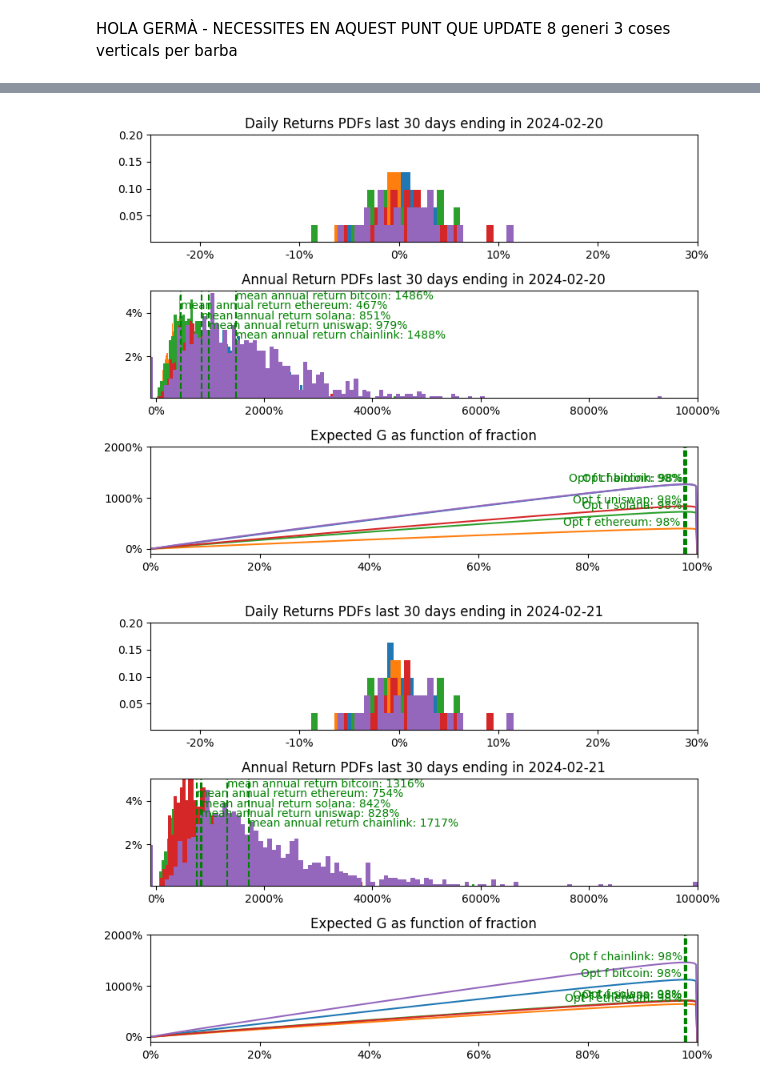
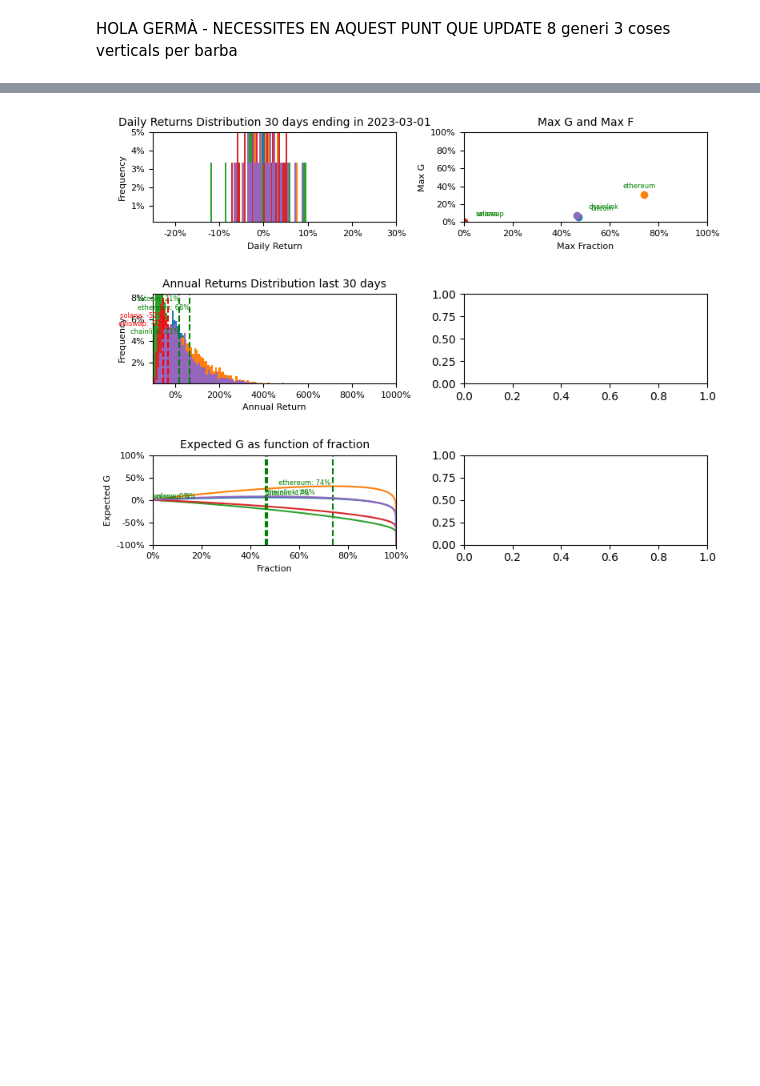
Before and after one commit to AlfaBlok/swanhunt, a Jupyter notebook: multi_asset life.ipynb, the cells around one changed output, grey strips where cells are left out. Cells and saved outputs as stored; diff of their text form; code cells hidden in the pictures; blank space fills up the shorter version.

```diff
--- a/multi_asset life.ipynb
+++ b/multi_asset life.ipynb
@@ -544,12 +550,12 @@ def find_nearest(all_dates, target_date):
     index_nearest = differences.index(min(differences))
     return index_nearest
 # %%
-def add_swan(bin_centers, counts, swan_size, swan_frequency):
+def add_swan(bin_centers, counts, swan_size, swan_frequency, swan_f = 1):
     bin_centers = bin_centers.tolist()
     counts = counts.tolist()
     if swan_frequency > 0:
         # swan_size = -(1-1e-6) if swan_size == -1 else swan_size
-        bin_centers.append((swan_size))
+        bin_centers.append(swan_size*swan_f)
         counts.append(swan_frequency)
         # we normalize the array_2
         counts = np.array(counts) / np.sum(counts)
@@ -558,7 +564,7 @@ def add_swan(bin_centers, counts, swan_size, swan_frequency):
     counts = np.array(counts)
     return bin_centers, counts
 
-def add_log_swan(bin_centers, counts, swan_size, swan_frequency, swan_f):
+def add_log_swan(bin_centers, counts, swan_size, swan_frequency, swan_f=1):
     bin_centers = bin_centers.tolist()
     counts = counts.tolist()
 
@@ -697,0 +709,14 @@ def generate_and_save_frames(date, frame_prefix):
+# %%
+def get_ax4_chart(ax4, max_f, coin, max_g, ax4_ymax):
+    max_g = max_g if max_g < ax4_ymax else ax4_ymax
+    ax4.scatter(max_f, max_g, label='Max G')
+    ax4.set_title(f"Max G and Max F")
+    ax4.set_xlabel('Max Fraction')
+    ax4.set_ylabel('Max G')
+    ax4.set_xlim(0, 1)
+    ax4.set_ylim(0,ax4_ymax)
+
+    ax4.xaxis.set_major_formatter(FuncFormatter(percentage_formatter))
+    ax4.yaxis.set_major_formatter(FuncFormatter(percentage_formatter))
+    ax4.text(max_f+0.05, max_g+0.05, f"{coin}", rotation=0, verticalalignment='bottom', horizontalalignment='right' if max_f > 0.5 else 'left', color='g', fontsize=6)
+    return ax4
@@ -698,27 +759,26 @@ def generate_and_save_frames(date, frame_prefix):
 # %%
-calc_date = pd.to_datetime('2024-02-20').date()
-# tail = 100
-montecarlo_simulations = 1000
+montecarlo_simulations = 5000
 coins = ['bitcoin', 'ethereum', 'solana', 'uniswap', 'chainlink']
 min_x = -1
-max_x = 100
+max_x = 10
 bins_yearly = 120
 min_x_daily = -0.5
 max_x_daily = 1.5
 bins_daily = 600
 bin_kelly_fractions = 500
+y_max_ax1 = 0.05
+y_max_ax2 = 1/bins_yearly*10#0.05
+y_max_ax3 = 1
+ax4_ymax = y_max_ax3
 
 swan_size = -1
-swan_frequency = 1/50
-# y_max = 0.3
+swan_frequency = 1/10
+
 
 information_window_tail_days = 30
+calc_date = pd.to_datetime('2023-03-01').date()
 
 
-for i in range(3):  # For each of the three days
-    new_date = calc_date + timedelta(days=i)
-    frame_prefix = new_date.strftime("%Y-%m-%d")
-    get_3charts(new_date,merged_df, coins, information_window_tail_days, min_x_daily, max_x_daily, min_x, max_x, y_max, bins_daily, bins_yearly, swan_size, swan_frequency,bin_kelly_fractions,frame_prefix)
+fig = get_4charts(calc_date, merged_df, coins, information_window_tail_days, min_x_daily, max_x_daily, min_x, max_x, y_max_ax2,y_max_ax1, bins_daily, bins_yearly, swan_size, swan_frequency,bin_kelly_fractions,y_max_ax3,ax4_ymax)
 # %% [output]
-[figure, old version]
+[figure, new version]
-[figure, removed]
```
Also changed, not shown: parts of 28 cells of this notebook, 3 other files.
